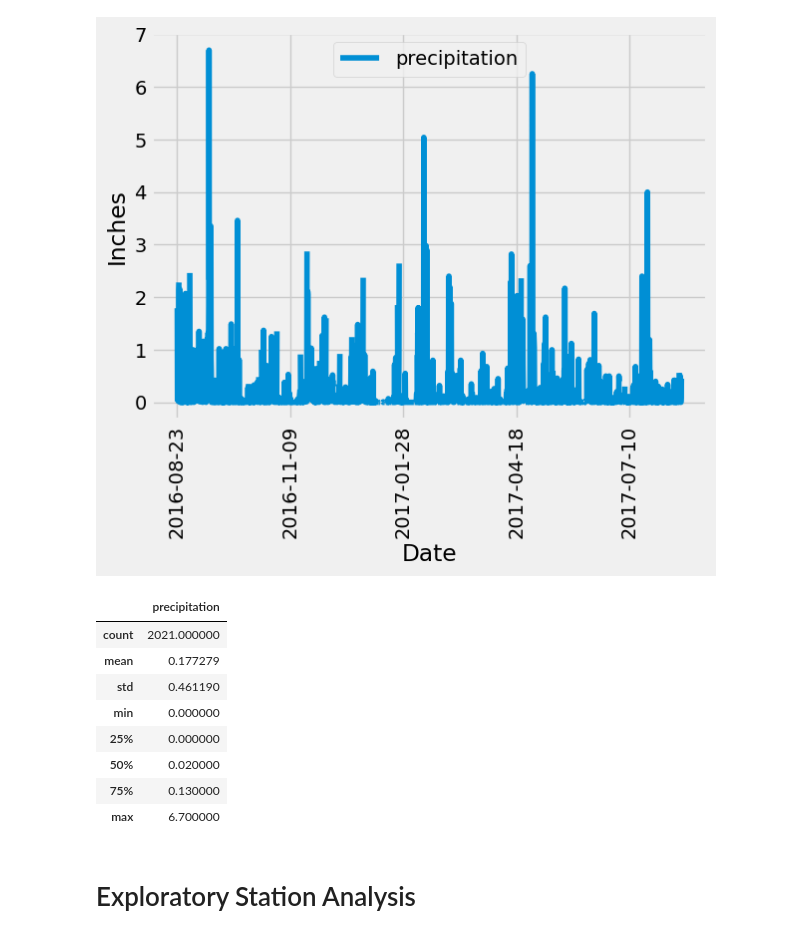
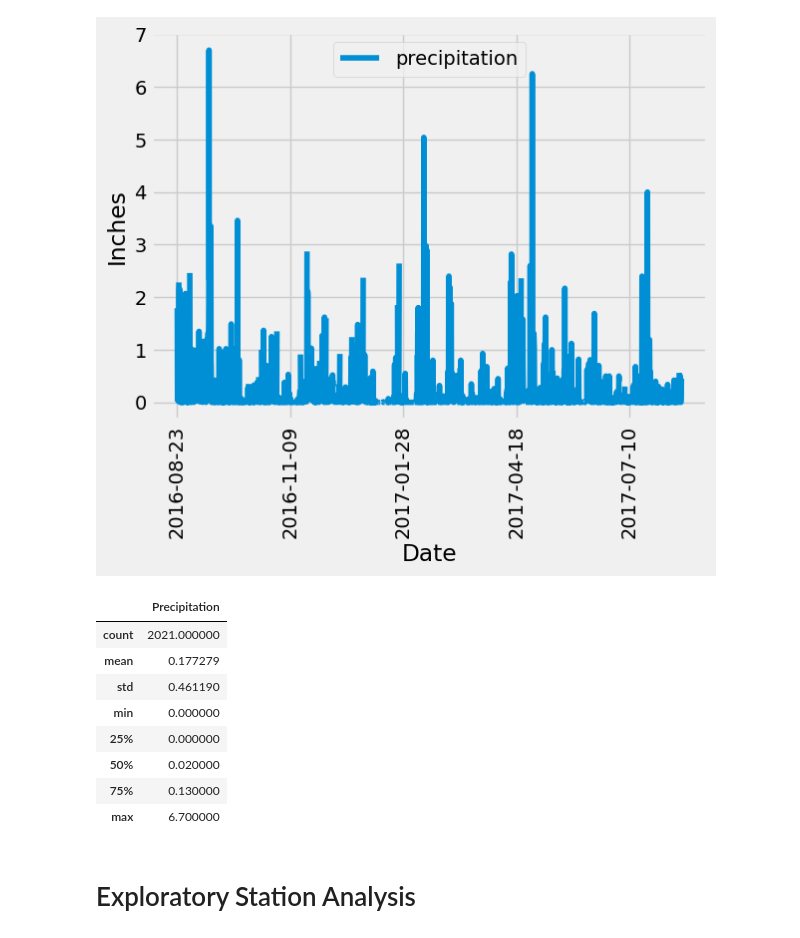
Before and after one commit to JAld3r/sqlalchemy-challenge, a Jupyter notebook: SurfsUp/climate_starter.ipynb, the cells around one changed output. Cells and saved outputs as stored; diff of their text form; code cells hidden in the pictures.

```diff
--- a/SurfsUp/climate_starter.ipynb
+++ b/SurfsUp/climate_starter.ipynb
@@ -77,8 +74,9 @@ recent_date
 prev_yr = '2016-08-23'
 # Perform a query to retrieve the date and precipitation scores
 yr1_data_prec = engine.execute(text("""SELECT date, prcp FROM measurement WHERE date BETWEEN '2016-08-23' AND '2017-08-23' ORDER BY date DESC"""))
-
+# Save the query results as a Pandas DataFrame. Explicitly set the column names
+# Sort the dataframe by date
 yr1_data_df = pd.DataFrame(yr1_data_prec)
-
+yr1_data_df.columns = ['Date','Precipitation']
 yr1_data_df.head()
 # %% [output]
@@ -110,8 +119,11 @@ Text(0, 0.5, 'Inches')
 [figure]
 # %%
 # Use Pandas to calculate the summary statistics for the precipitation data
+yr1_summary = yr1_data_df['Precipitation'].describe().to_frame()
+yr1_summary.columns = ['Precipitation']
+yr1_summary
 # %% [output]
-|  | precipitation |
+|  | Precipitation |
 | count | 2021.000000 |
 | mean | 0.177279 |
 | std | 0.461190 |
```
Also changed, not shown: parts of 4 cells of this notebook.
